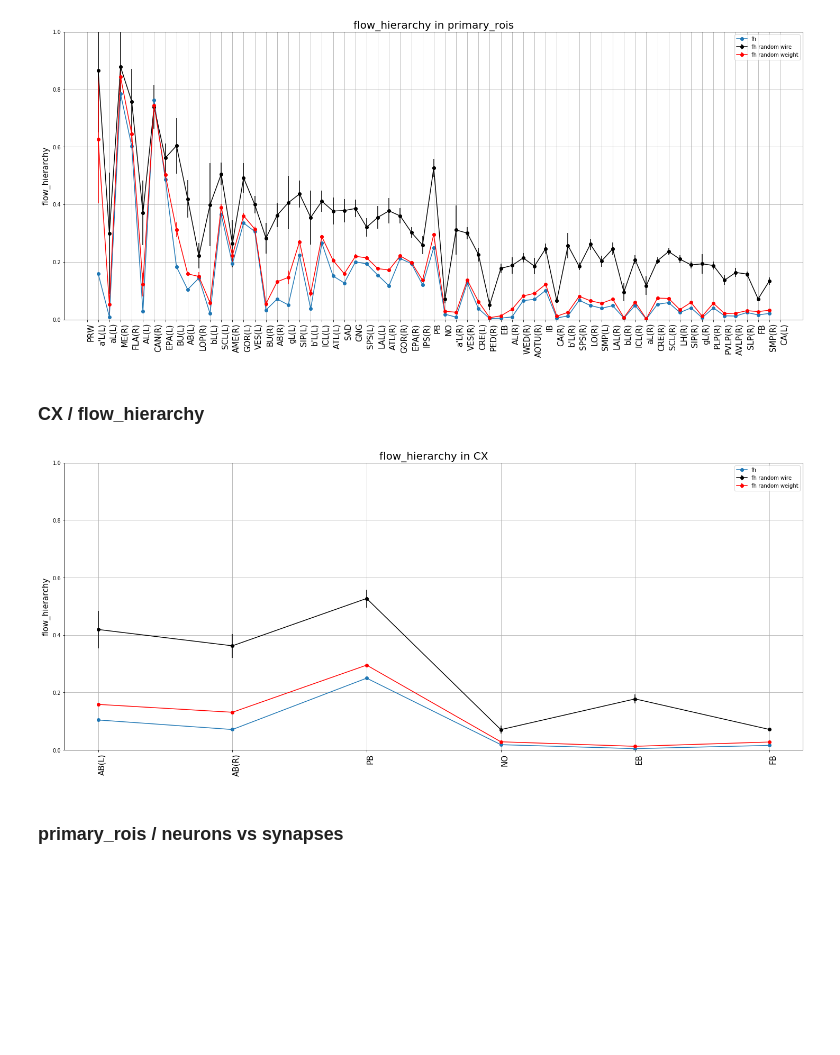
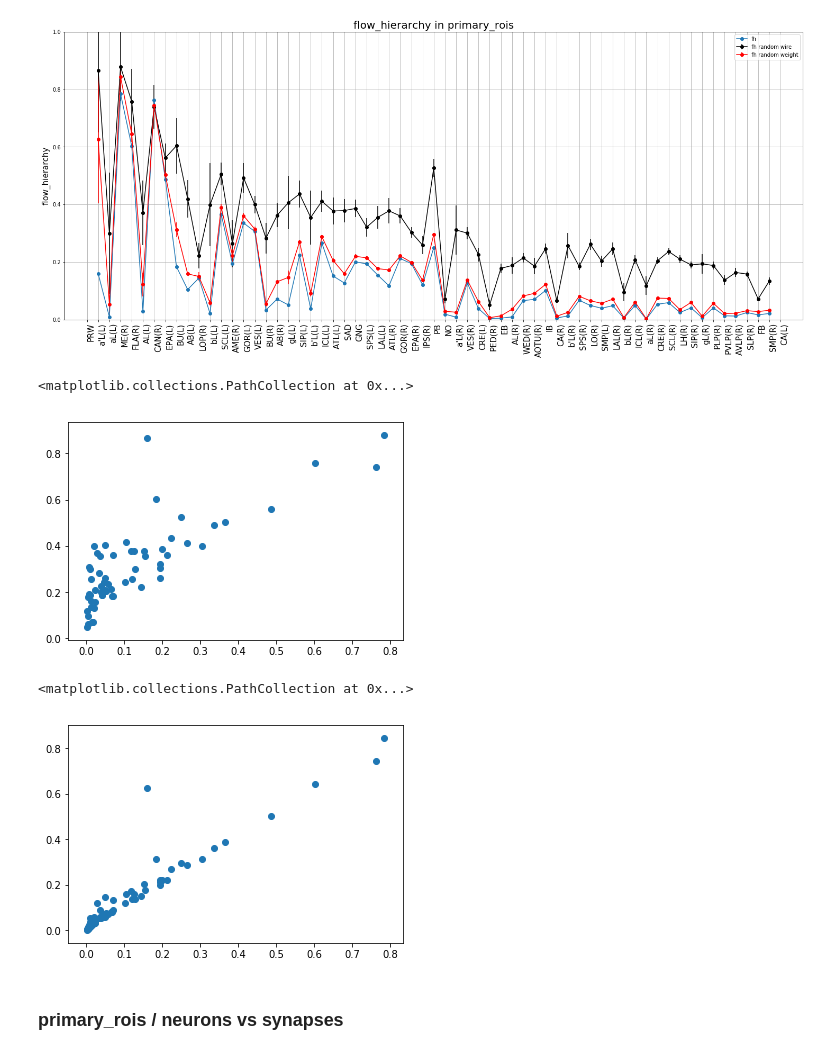
Before and after one commit to grelade/fruitfly, a Jupyter notebook: primary_roi_notebook.ipynb, the cells around one changed output. Drawn from its saved outputs; the diff is of its cells as text; code cells hidden in the pictures; blank space fills up the shorter version.

```diff
--- a/notebook.ipynb
+++ b/primary_roi_notebook.ipynb
@@ -222,39 +201,17 @@ plt.legend()
 plt.show()
 # %% [output]
 [figure]
-# %% [markdown]
-<h3>CX / flow_hierarchy </h3>
-# %%
-#plot flow_hierarchy
-
-CX_rois = ['PB','NO','FB','EB','AB(L)','AB(R)']
-res_sub = results_fh[results_fh['primary_roi'].isin(CX_rois)]
-#plot_list = ['all_rois','df_rois','primary_rois','toplevel_rois','nonhierarchy_rois']
-fig = plt.figure(figsize=(25,10))
-#t = rois[plot_list].to_numpy()
-#plt.imshow(t,cmap='gray')
-plt.plot(res_sub['fh'].values,'o-',label='fh')
-xs = [i for i in range(res_sub.shape[0])]
-plt.errorbar(x=xs,y=res_sub['fh_randomwire_mean'],yerr=res_sub['fh_randomwire_std'],fmt='ko-',label='fh random wire')
-plt.errorbar(x=xs,y=res_sub['fh_randomweight_mean'],yerr=res_sub['fh_randomweight_std'],fmt='ro-',label='fh random weight')
-ax = fig._get_axes()[0]
-ax.grid(b=True)
-# for i in range(len(rois['combined_rois'])):
-#     ax.axhline(float(i)+0.5, linestyle=':', color='k',linewidth=1)
-# for i in range(5):
-#     ax.axvline(float(i)+0.5, linestyle=':', color='k',linewidth=1)
-# ax.set_aspect(1/5)
-ax.set_ylabel('flow_hierarchy',fontsize=15)
-ax.set_title('flow_hierarchy in CX',fontsize=20)
-ax.set_xticks(xs)
-ax.set_xticklabels(res_sub['primary_roi'],fontsize=15)
-ax.set_ylim(0,1)
-# ax.set_xticklabels([0]+plot_list,fontsize=20)
-plt.setp(ax.get_xticklabels(), rotation=90, ha="right",rotation_mode="anchor")
-plt.legend()
-plt.show()
-# %% [output]
-[figure, removed]
+# %%
+plt.scatter(y=results_fh['fh_randomwire_mean'],x=results_fh['fh'])
+# %% [output]
+<matplotlib.collections.PathCollection at 0x...>
+[figure, added]
+# %%
+
+plt.scatter(y=results_fh['fh_randomweight_mean'],x=results_fh['fh'])
+# %% [output]
+<matplotlib.collections.PathCollection at 0x...>
+[figure, added]
 # %% [markdown]
 <h3>primary_rois / neurons vs synapses</h3>
 # %%
```
Also changed, not shown: parts of 18 cells of this notebook, 18 other files.
